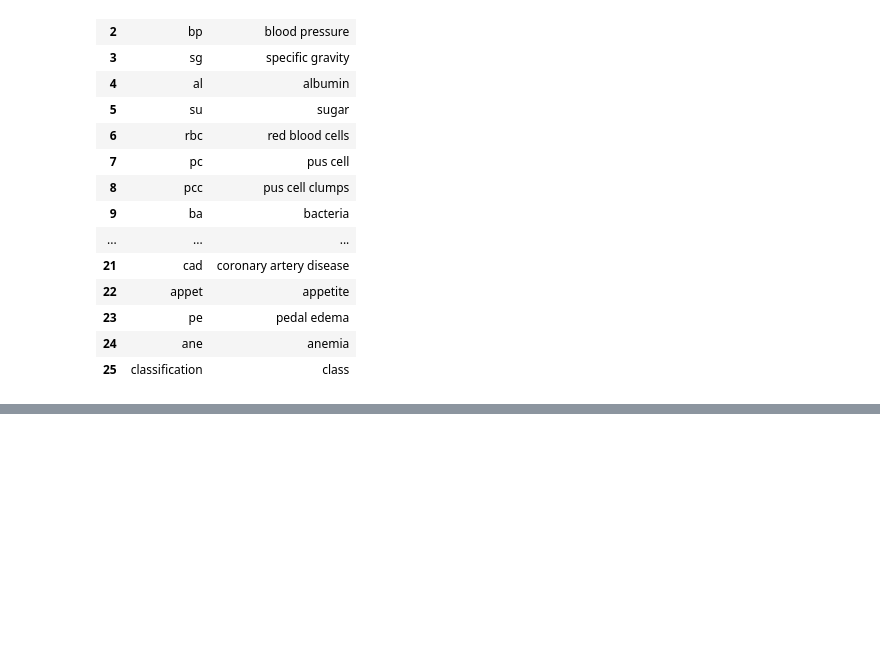
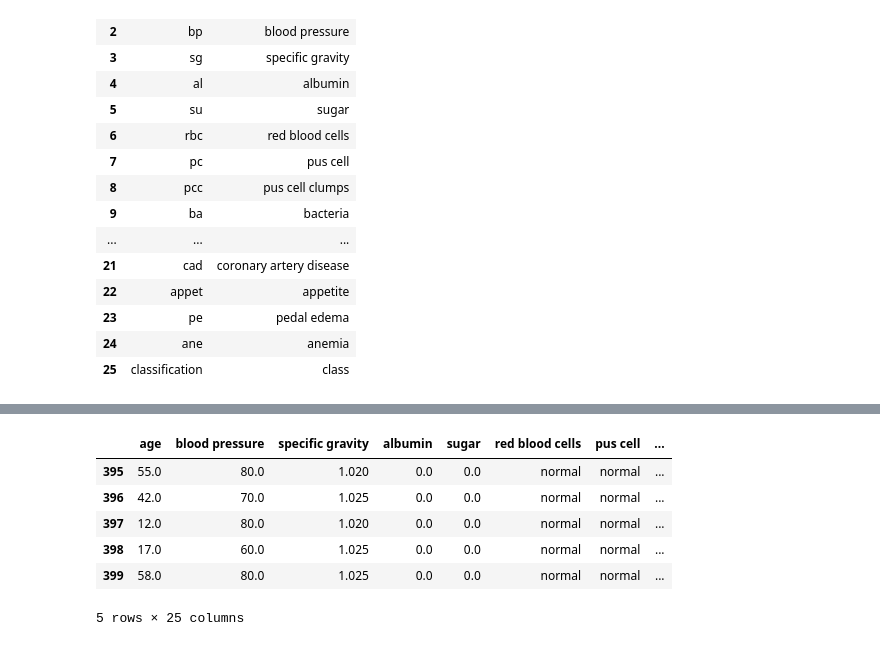
Before and after one commit to betsi21/Data_analysis_for_Disease_Prediction, a Jupyter notebook: Chronic Kidney Pridiction.ipynb, the cells around one changed output, grey strips where cells are left out. Drawn from its saved outputs; the diff is of its cells as text; code cells hidden in the pictures; blank space fills up the shorter version.

```diff
--- a/Chronic Kidney Pridiction.ipynb
+++ b/Chronic Kidney Pridiction.ipynb
@@ -45,0 +163,12 @@ columns
+# %%
+df.drop('id',axis=1,inplace=True)#as id section is of no use we are droping it in vertical axis
+# %%
+df.tail()
+# %% [output]
+|  | age | blood pressure | specific gravity | albumin | sugar | red blood cells | pus cell | ... |
+| 395 | 55.0 | 80.0 | 1.020 | 0.0 | 0.0 | normal | normal | ... |
+| 396 | 42.0 | 70.0 | 1.025 | 0.0 | 0.0 | normal | normal | ... |
+| 397 | 12.0 | 80.0 | 1.020 | 0.0 | 0.0 | normal | normal | ... |
+| 398 | 17.0 | 60.0 | 1.025 | 0.0 | 0.0 | normal | normal | ... |
+| 399 | 58.0 | 80.0 | 1.025 | 0.0 | 0.0 | normal | normal | ... |
+5 rows × 25 columns
```
Also changed, not shown: parts of 11 cells of this notebook.
